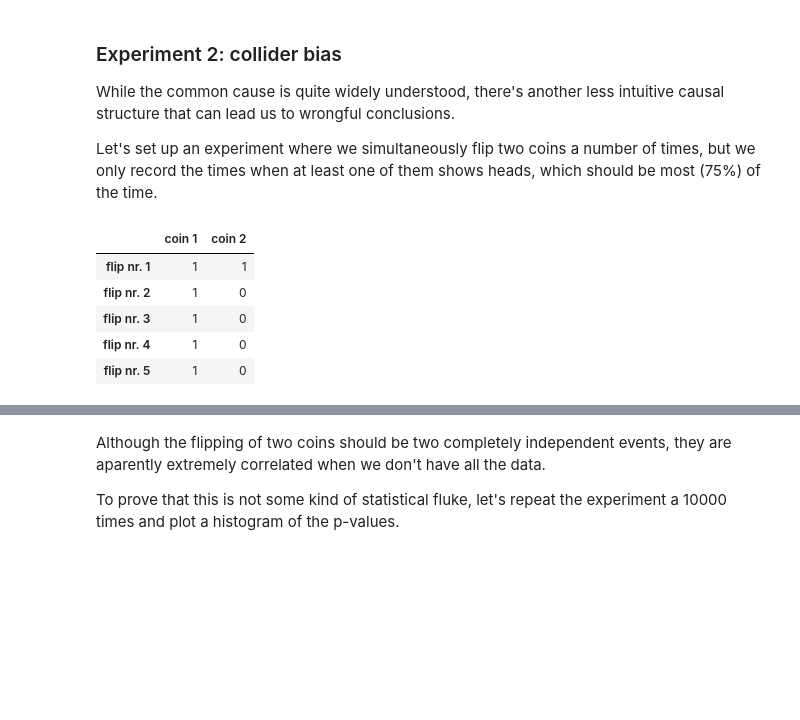
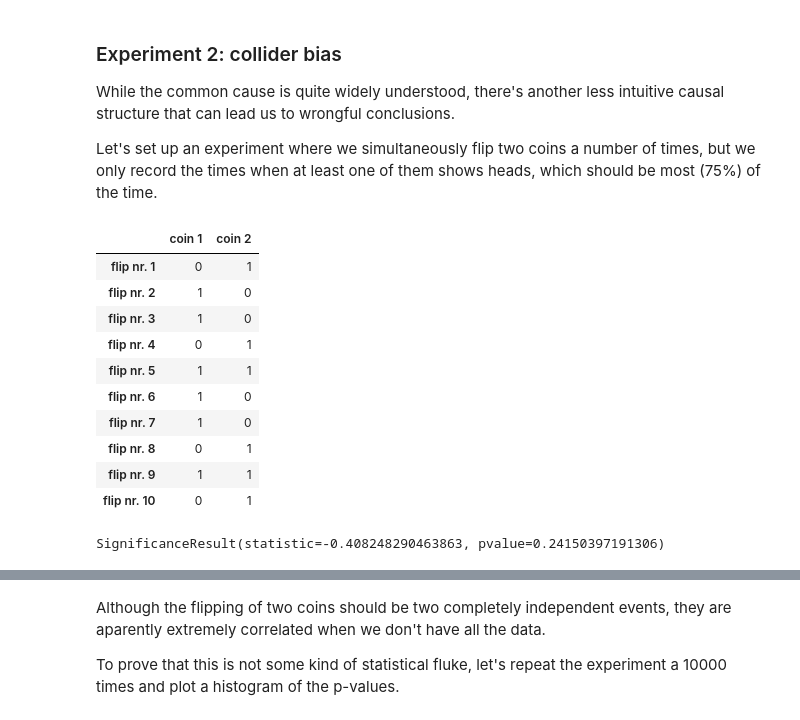
Before and after one commit to stefftaelman/causality-101, a Jupyter notebook: why.ipynb, the cells around one changed output, grey strips where cells are left out. Saved outputs shown, nothing was run; the diff lists cells and outputs as text; code cells hidden in the pictures; blank space fills up the shorter version.

```diff
--- a/why.ipynb
+++ b/why.ipynb
@@ -171,27 +171,36 @@ Let's set up an experiment where we simultaneously flip two coins a number of ti
 # %%
 results_coin_1 = []
 results_coin_2 = []
 n = 100
 
 # we will just simulate a binary flip, where 1 = heads and 0 = tails
 for i in range(n):
     coin_1 = np.random.choice([0, 1])
     coin_2 = np.random.choice([0, 1])
     if coin_1 or coin_2:
         results_coin_1.append(coin_1)
         results_coin_2.append(coin_2)
 
 pd.DataFrame(
     {"coin 1": results_coin_1, "coin 2": results_coin_2},
     index=[f"flip nr. {i}" for i in range(1, len(results_coin_1)+1)]
-    ).head()
+    ).head(10)
 # %% [output]
 |  | coin 1 | coin 2 |
-| flip nr. 1 | 1 | 1 |
+| flip nr. 1 | 0 | 1 |
 | flip nr. 2 | 1 | 0 |
 | flip nr. 3 | 1 | 0 |
-| flip nr. 4 | 1 | 0 |
-| flip nr. 5 | 1 | 0 |
+| flip nr. 4 | 0 | 1 |
+| flip nr. 5 | 1 | 1 |
+| flip nr. 6 | 1 | 0 |
+| flip nr. 7 | 1 | 0 |
+| flip nr. 8 | 0 | 1 |
+| flip nr. 9 | 1 | 1 |
+| flip nr. 10 | 0 | 1 |
+# %%
+spearmanr([1, 1, 0, 0, 1, 1, 1, 1, 1, 1], [1, 0, 1, 1, 1, 1, 0, 0, 0, 1])
+# %% [output]
+SignificanceResult(statistic=-0.408248290463863, pvalue=0.24150397191306)
 # %%
 # calculate the spearman rank correlation between the coins
 rho, p = spearmanr(results_coin_1, results_coin_2)
```
Also changed, not shown: parts of 9 cells of this notebook.
